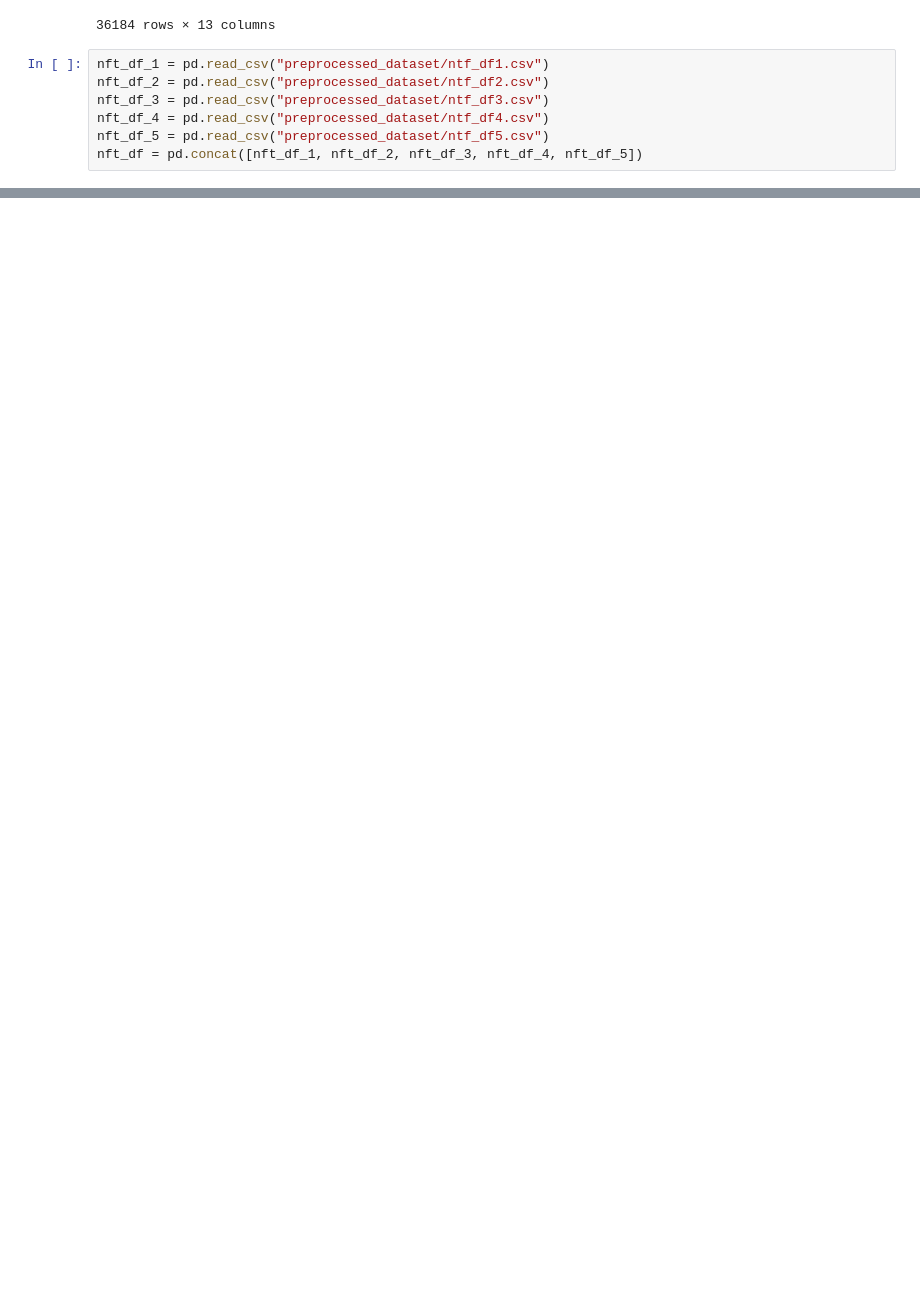
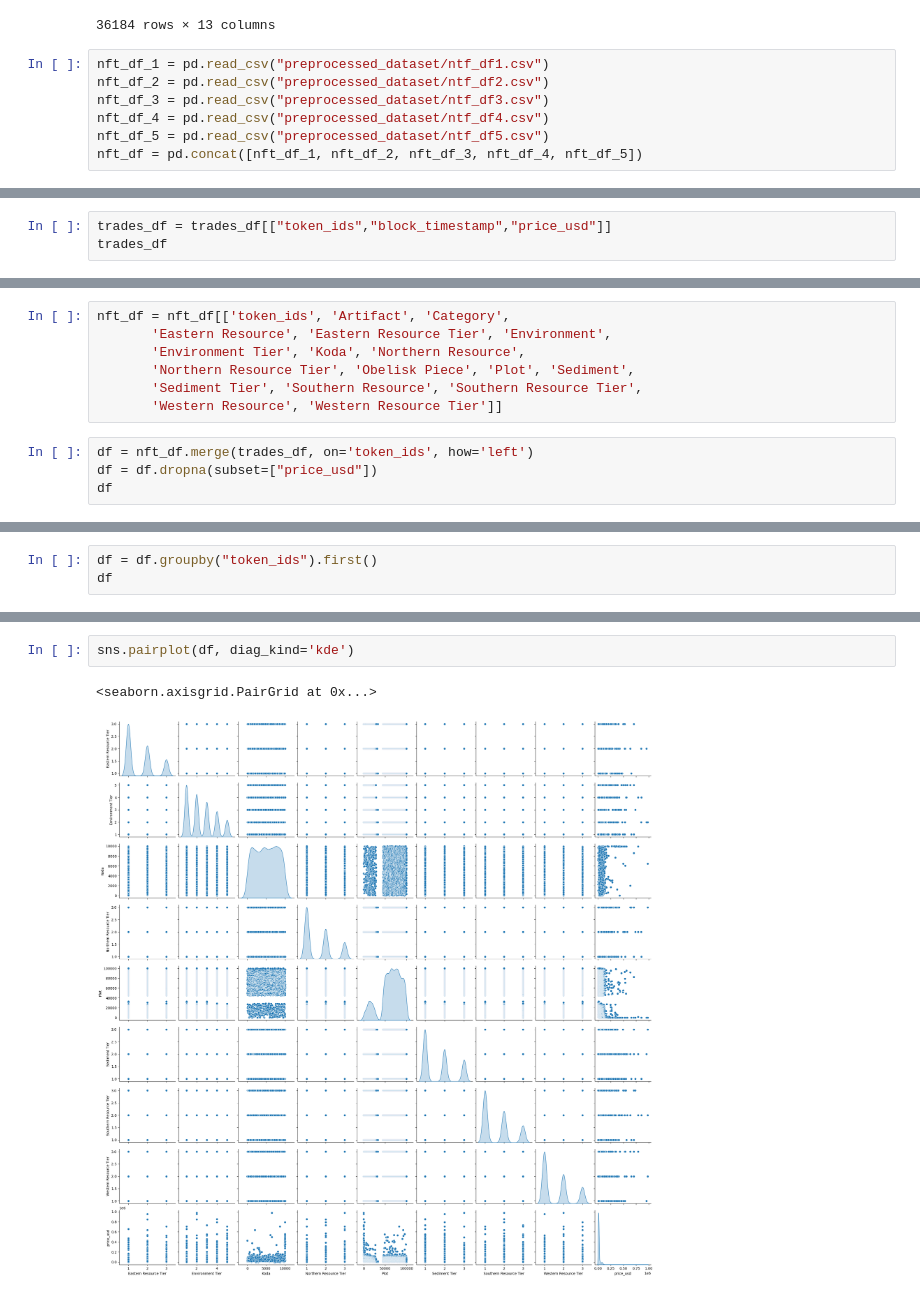
Before and after one commit to DaG0ng/Otherdeed_Price_Prediction, a Jupyter notebook: Data_Exploration_Wenhao Zhang.ipynb, the cells around one changed output, grey strips where cells are left out. Drawn from its saved outputs; the diff is of its cells as text; blank space fills up the shorter version.

```diff
--- a/Data_Exploration_Wenhao Zhang.ipynb
+++ b/Data_Exploration_Wenhao Zhang.ipynb
@@ -107,0 +81,3 @@ nft_df[nft_df['last_price'].isnull()]
+# %%
+trades_df = trades_df[["token_ids","block_timestamp","price_usd"]]
+trades_df
@@ -107,0 +98,11 @@ nft_df[nft_df['last_price'].isnull()]
+# %%
+nft_df = nft_df[['token_ids', 'Artifact', 'Category',
+       'Eastern Resource', 'Eastern Resource Tier', 'Environment',
+       'Environment Tier', 'Koda', 'Northern Resource',
+       'Northern Resource Tier', 'Obelisk Piece', 'Plot', 'Sediment',
+       'Sediment Tier', 'Southern Resource', 'Southern Resource Tier',
+       'Western Resource', 'Western Resource Tier']]
+# %%
+df = nft_df.merge(trades_df, on='token_ids', how='left')
+df = df.dropna(subset=["price_usd"])
+df
@@ -107,0 +123,3 @@ nft_df[nft_df['last_price'].isnull()]
+# %%
+df = df.groupby("token_ids").first()
+df
@@ -107,0 +347,5 @@ nft_df[nft_df['last_price'].isnull()]
+# %%
+sns.pairplot(df, diag_kind='kde')
+# %% [output]
+<seaborn.axisgrid.PairGrid at 0x...>
+[figure, added]
```
Also changed, not shown: parts of 42 cells of this notebook.
